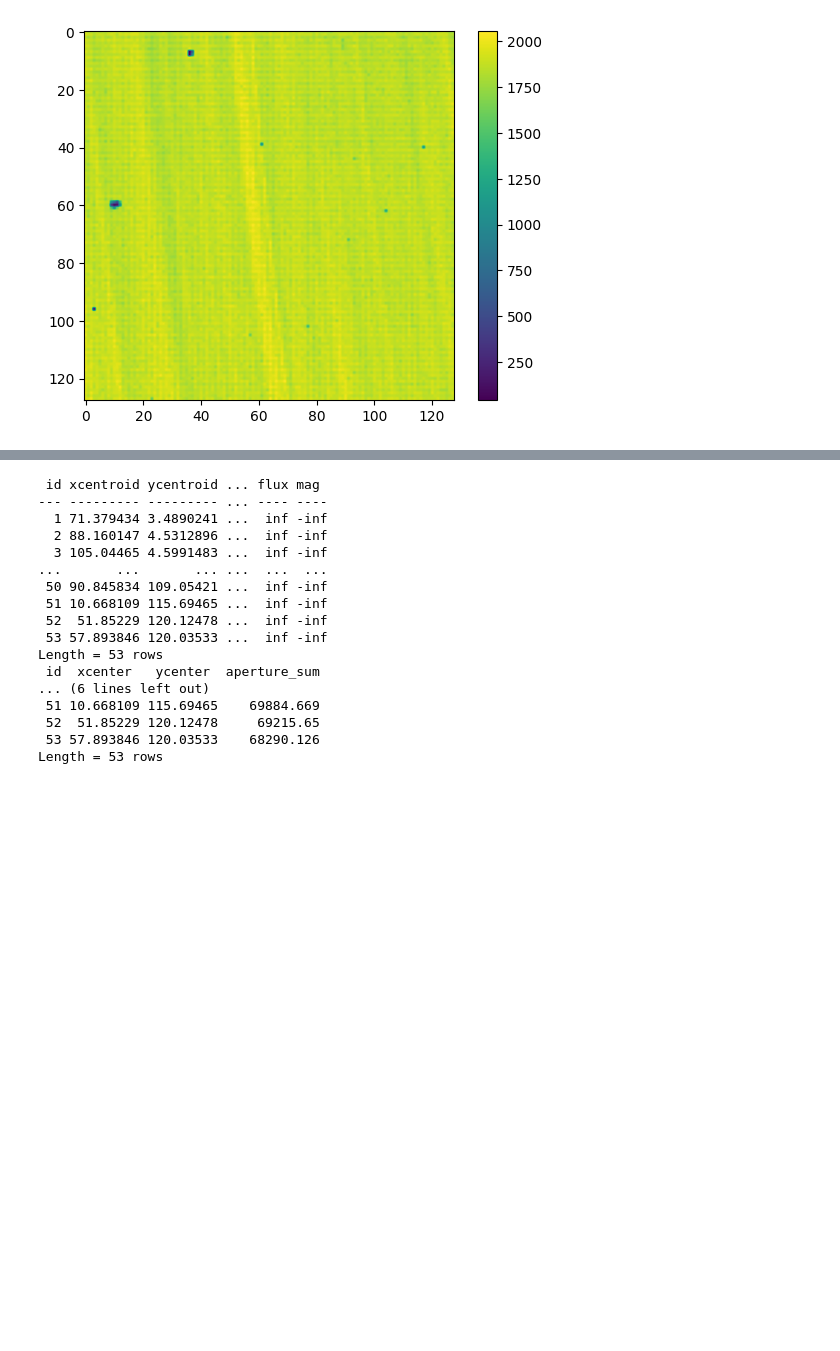
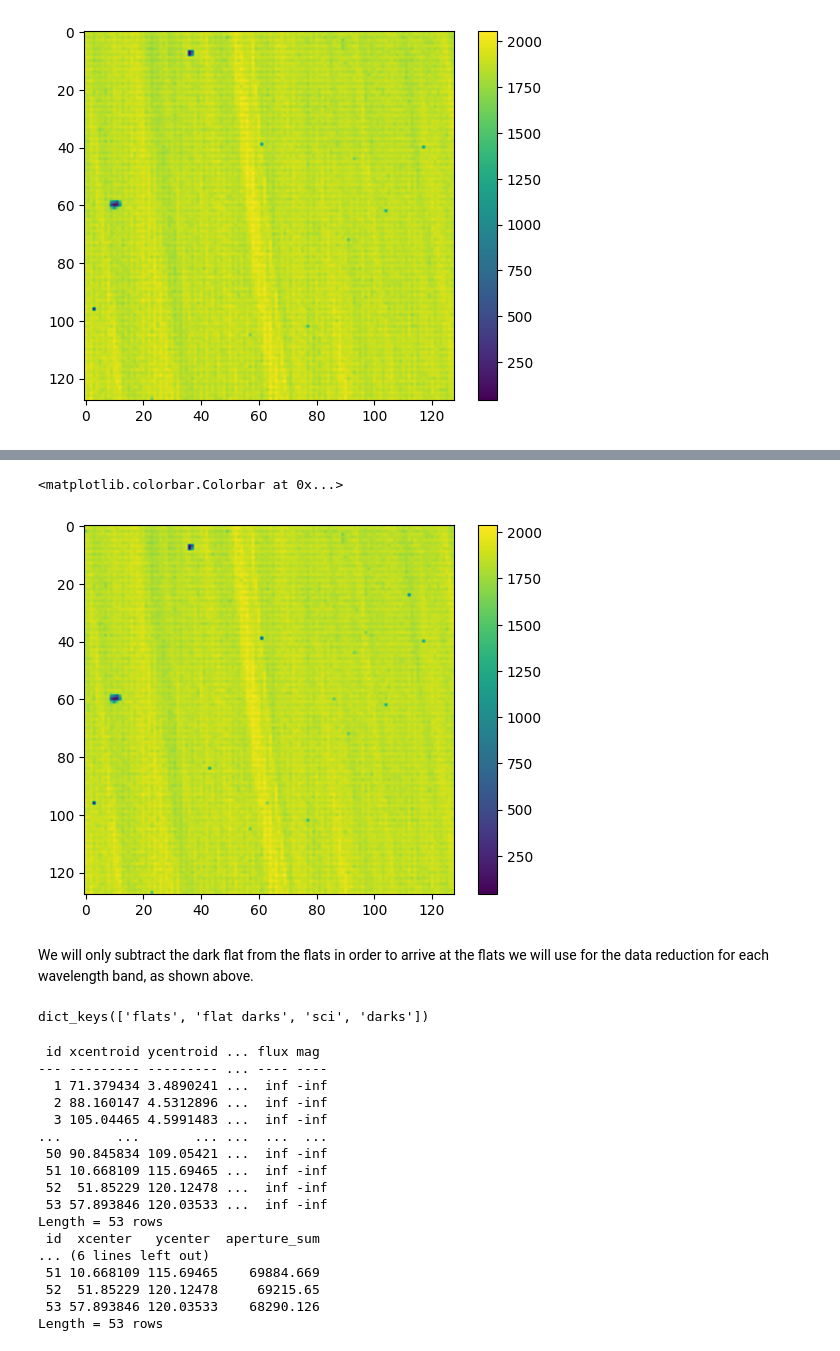
Before and after one commit to MarcosP7635/Ay105, a Jupyter notebook: editing_Ay105Lab8_HBand-StarterNotebook.ipynb, the cells around one changed output, grey strips where cells are left out. Saved outputs shown, nothing was run; the diff lists cells and outputs as text; code cells hidden in the pictures; blank space fills up the shorter version.

```diff
--- a/editing_Ay105Lab8_HBand-StarterNotebook.ipynb
+++ b/editing_Ay105Lab8_HBand-StarterNotebook.ipynb
@@ -161,3 +169,16 @@ plt.colorbar()
+# %%
+median_hband_reduced_flat =  median_hband_flat - median_hband_dark_flat
+plt.imshow(median_hband_reduced_flat)
+plt.colorbar()
+# %% [output]
+<matplotlib.colorbar.Colorbar at 0x...>
+[figure, added]
+# %% [markdown]
+We will only subtract the dark flat from the flats in order to arrive at the flats we will use for the data reduction for each wavelength band, as shown above.
+# %%
+hband_dict.keys()
+# %% [output]
+dict_keys(['flats', 'flat darks', 'sci', 'darks'])
 # %%
 from photutils import DAOStarFinder
 from astropy.stats import mad_std
```
Also changed, not shown: parts of 1 cell of this notebook, 1 other file.
